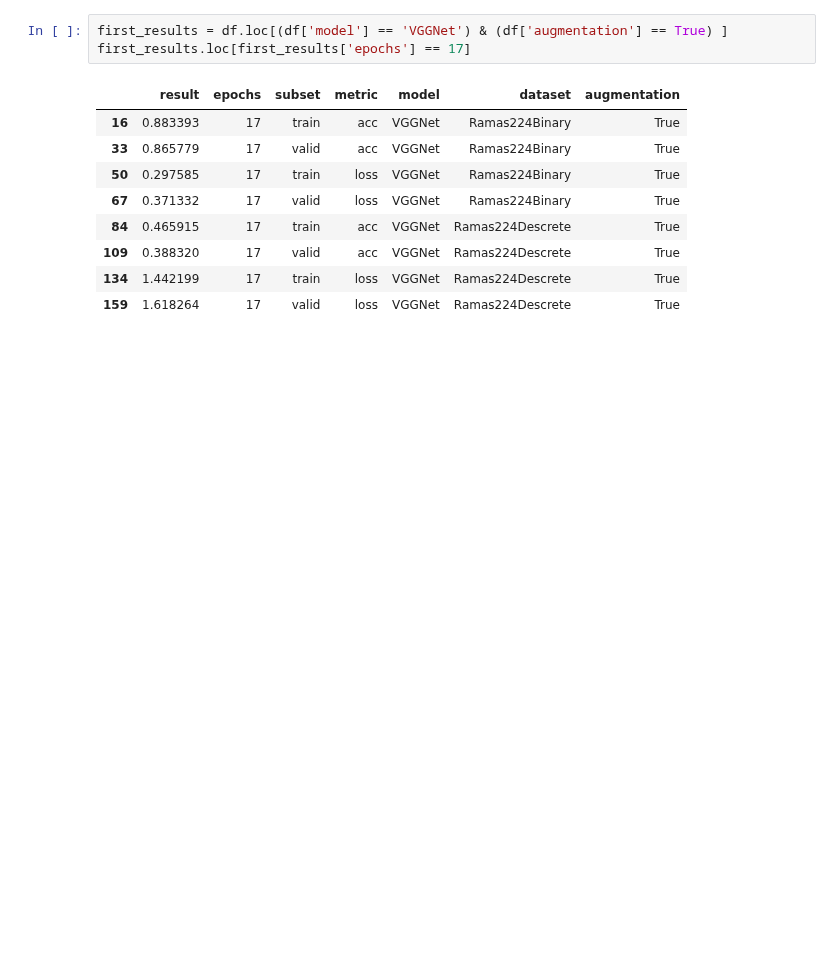
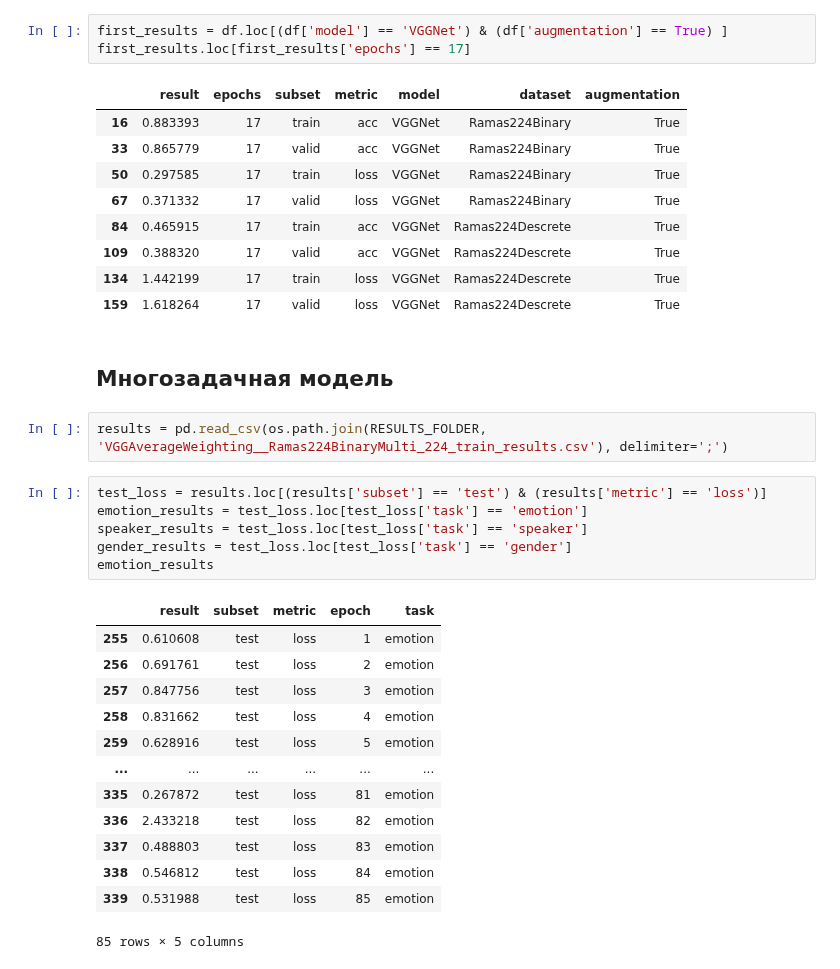
Before and after one commit to iamryabinov/SER_neuro, a Jupyter notebook: interpret_results.ipynb, the cells around one changed output. Saved outputs shown, nothing was run; the diff lists cells and outputs as text; blank space fills up the shorter version.

```diff
--- a/interpret_results.ipynb
+++ b/interpret_results.ipynb
@@ -309,3 +309,27 @@ first_results.loc[first_results['epochs'] == 17]
 | 109 | 0.388320 | 17 | valid | acc | VGGNet | Ramas224Descrete | True |
 | 134 | 1.442199 | 17 | train | loss | VGGNet | Ramas224Descrete | True |
 | 159 | 1.618264 | 17 | valid | loss | VGGNet | Ramas224Descrete | True |
+# %% [markdown]
+## Многозадачная модель
+# %%
+results = pd.read_csv(os.path.join(RESULTS_FOLDER, 'VGGAverageWeighting__Ramas224BinaryMulti_224_train_results.csv'), delimiter=';')
+# %%
+test_loss = results.loc[(results['subset'] == 'test') & (results['metric'] == 'loss')]
+emotion_results = test_loss.loc[test_loss['task'] == 'emotion']
+speaker_results = test_loss.loc[test_loss['task'] == 'speaker']
+gender_results = test_loss.loc[test_loss['task'] == 'gender']
+emotion_results
+# %% [output]
+|  | result | subset | metric | epoch | task |
+| 255 | 0.610608 | test | loss | 1 | emotion |
+| 256 | 0.691761 | test | loss | 2 | emotion |
+| 257 | 0.847756 | test | loss | 3 | emotion |
+| 258 | 0.831662 | test | loss | 4 | emotion |
+| 259 | 0.628916 | test | loss | 5 | emotion |
+| ... | ... | ... | ... | ... | ... |
+| 335 | 0.267872 | test | loss | 81 | emotion |
+| 336 | 2.433218 | test | loss | 82 | emotion |
+| 337 | 0.488803 | test | loss | 83 | emotion |
+| 338 | 0.546812 | test | loss | 84 | emotion |
+| 339 | 0.531988 | test | loss | 85 | emotion |
+85 rows × 5 columns
```
Also changed, not shown: parts of 8 cells of this notebook, 3 other files.
